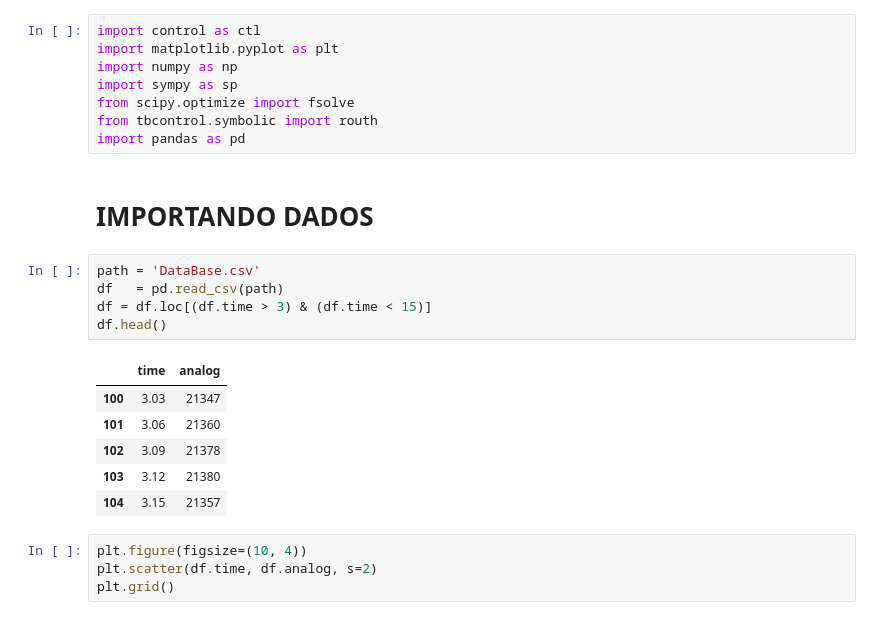
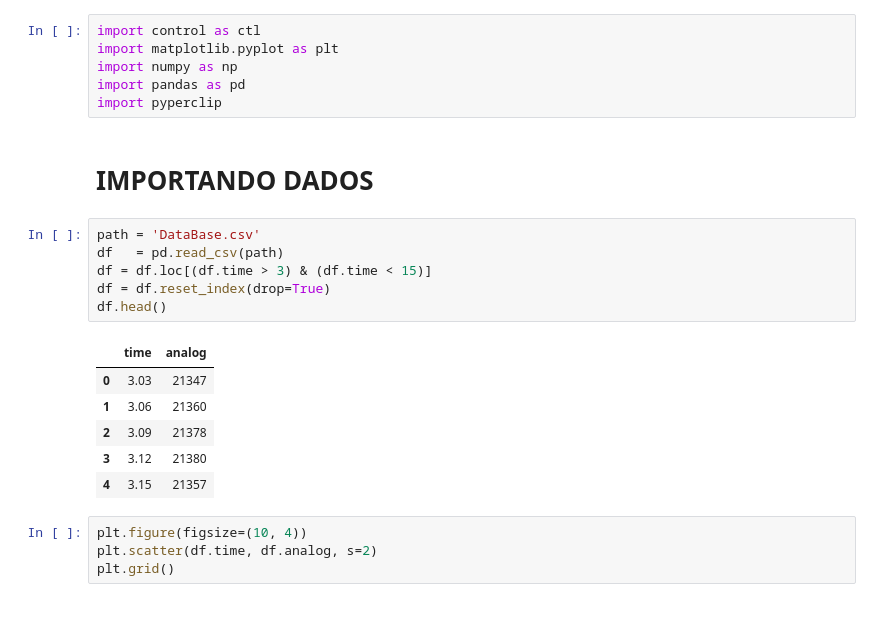
Before and after one commit to KlaussMarchi/AlcoholSensorCalibration, a Jupyter notebook: Filter/Analysis.ipynb, the cells around one changed output. Cells and saved outputs as stored; diff of their text form.

```diff
--- a/Filter/Analysis.ipynb
+++ b/Filter/Analysis.ipynb
@@ -2,24 +2,23 @@
 import control as ctl
 import matplotlib.pyplot as plt
 import numpy as np
-import sympy as sp
-from scipy.optimize import fsolve
-from tbcontrol.symbolic import routh
 import pandas as pd
+import pyperclip
 # %% [markdown]
 # IMPORTANDO DADOS
 # %%
 path = 'DataBase.csv'
 df   = pd.read_csv(path)
 df = df.loc[(df.time > 3) & (df.time < 15)]
+df = df.reset_index(drop=True)
 df.head()
 # %% [output]
 |  | time | analog |
-| 100 | 3.03 | 21347 |
-| 101 | 3.06 | 21360 |
-| 102 | 3.09 | 21378 |
-| 103 | 3.12 | 21380 |
-| 104 | 3.15 | 21357 |
+| 0 | 3.03 | 21347 |
+| 1 | 3.06 | 21360 |
+| 2 | 3.09 | 21378 |
+| 3 | 3.12 | 21380 |
+| 4 | 3.15 | 21357 |
 # %%
 plt.figure(figsize=(10, 4))
 plt.scatter(df.time, df.analog, s=2)
```
Also changed, not shown: parts of 15 cells of this notebook, 3 other files.
